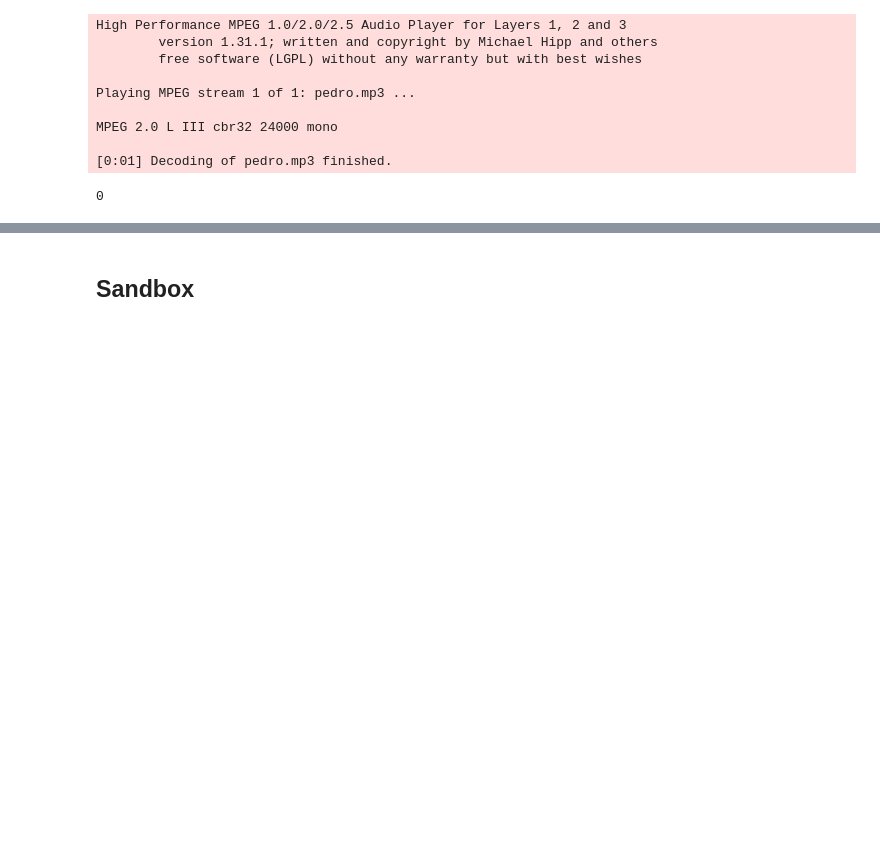
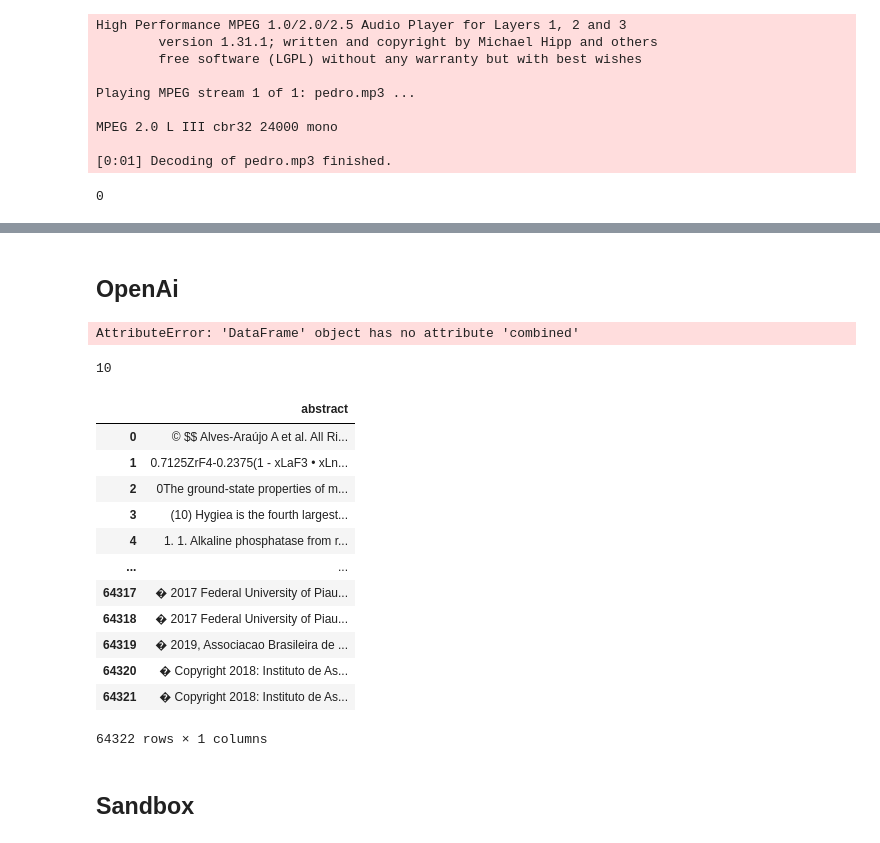
Before and after one commit to neylemkeunesp/abstracts, a Jupyter notebook: abstracts.ipynb, the cells around one changed output, grey strips where cells are left out. Cells and saved outputs as stored; diff of their text form; code cells hidden in the pictures; blank space fills up the shorter version.

```diff
--- a/abstracts.ipynb
+++ b/abstracts.ipynb
@@ -283,0 +307,17 @@ NameError: name 'function' is not defined
+# %% [markdown]
+## OpenAi
+# %%
+
+
+openai.api_key = "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"
+ # Use OpenAI's API to generate embeddings for the texts
+
+texts=df_bd['abstract'][0:10]
+def get_embedding(text, model="text-embedding-ada-002"):
+   text = text.replace("\n", " ")
+   return openai.Embedding.create(input = [text], model=model)['data'][0]['embedding']
+
+df_bd['ada_embedding'] = df_bd.combined.apply(lambda x: get_embedding(x, model='text-embedding-ada-002'))
+df_bd.to_csv('output/embedded_1k_reviews.csv', index=False)
+# %% [output]
+AttributeError: 'DataFrame' object has no attribute 'combined'
@@ -283,0 +336,4 @@ NameError: name 'function' is not defined
+# %%
+len(embeddings)
+# %% [output]
+10
@@ -284,3 +351,19 @@ NameError: name 'function' is not defined
+# %%
+df_bd
+# %% [output]
+|  | abstract |
+| 0 | © $$ Alves-Araújo A et al. All Ri... |
+| 1 | 0.7125ZrF4-0.2375(1 - xLaF3 • xLn... |
+| 2 | 0The ground-state properties of m... |
+| 3 | (10) Hygiea is the fourth largest... |
+| 4 | 1. 1. Alkaline phosphatase from r... |
+| ... | ... |
+| 64317 | � 2017 Federal University of Piau... |
+| 64318 | � 2017 Federal University of Piau... |
+| 64319 | � 2019, Associacao Brasileira de ... |
+| 64320 | � Copyright 2018: Instituto de As... |
+| 64321 | � Copyright 2018: Instituto de As... |
+64322 rows × 1 columns
 # %% [markdown]
 ## Sandbox
 # %%
```
Also changed, not shown: parts of 7 cells of this notebook, 1 other file.
